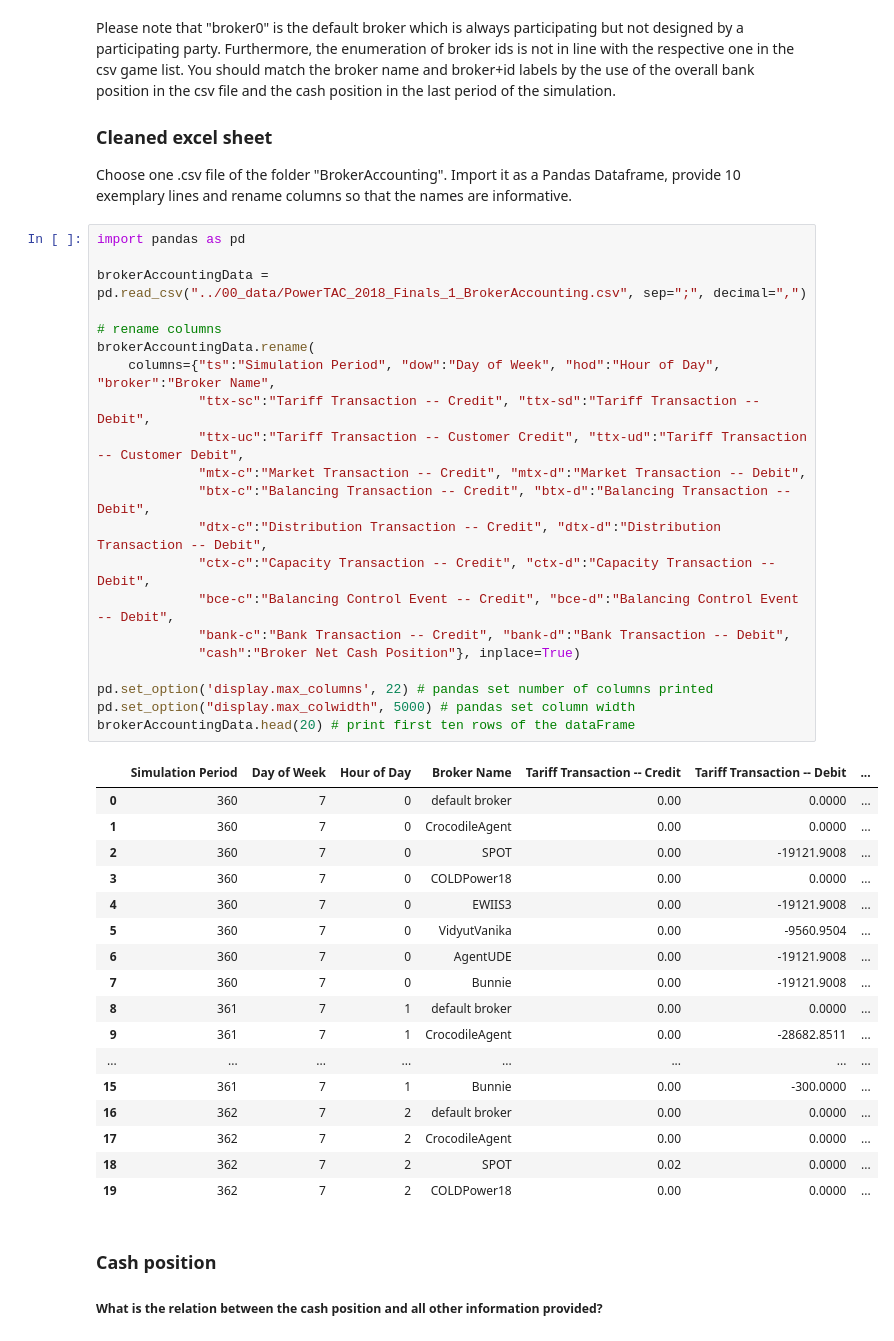
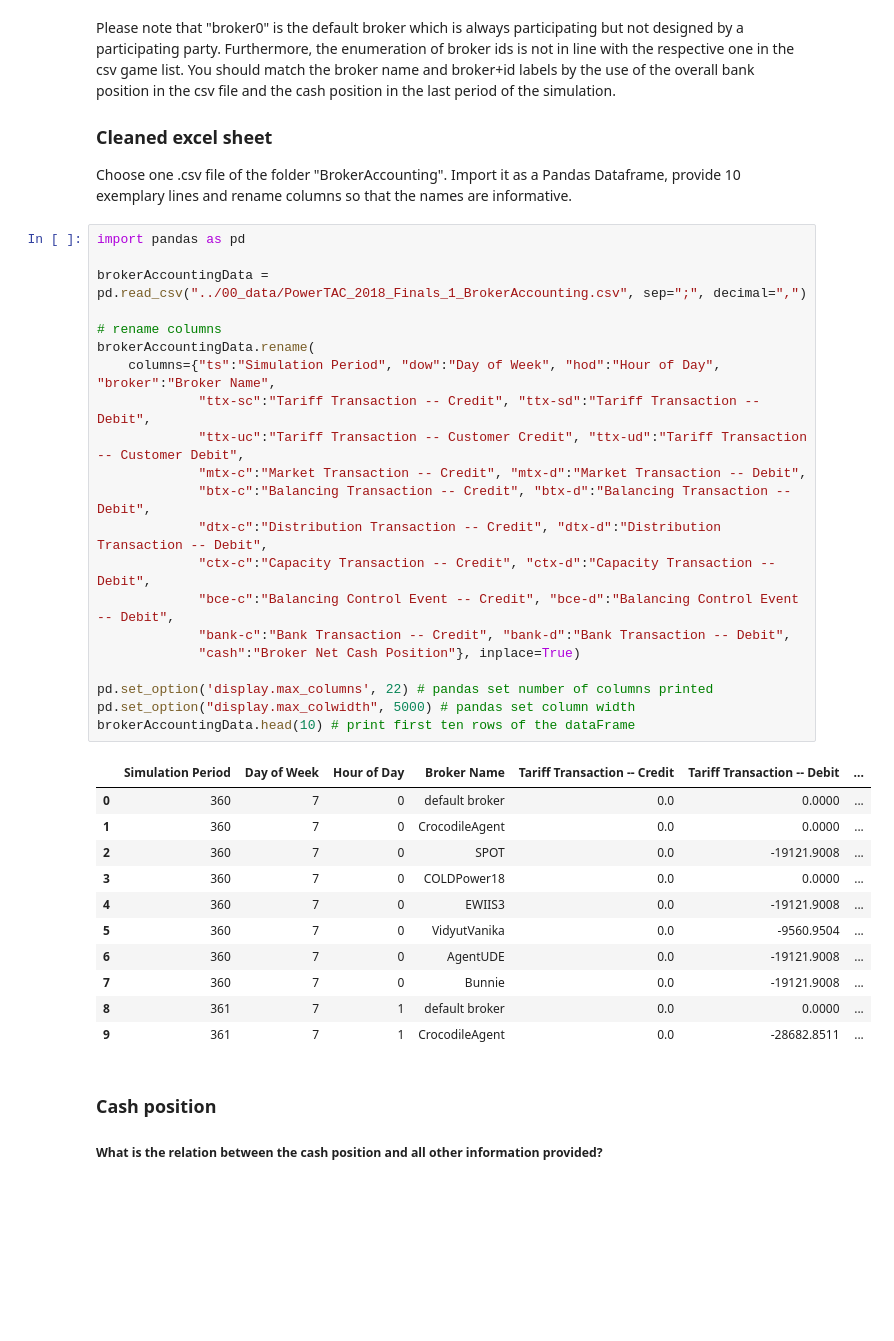
Before and after one commit to G4mble/AAA_IndividualAssignment, a Jupyter notebook: 01_code/Task_Description.ipynb, the cells around one changed output. Cells and saved outputs as stored; diff of their text form; blank space fills up the shorter version.

```diff
--- a/01_code/Task_Description.ipynb
+++ b/01_code/Task_Description.ipynb
@@ -381,42 +381,36 @@ Import it as a Pandas Dataframe, provide 10 exemplary lines and rename columns s
 # %%
 import pandas as pd
 
 brokerAccountingData = pd.read_csv("../00_data/PowerTAC_2018_Finals_1_BrokerAccounting.csv", sep=";", decimal=",")
 
 # rename columns
 brokerAccountingData.rename(
     columns={"ts":"Simulation Period", "dow":"Day of Week", "hod":"Hour of Day", "broker":"Broker Name",
              "ttx-sc":"Tariff Transaction -- Credit", "ttx-sd":"Tariff Transaction -- Debit",
              "ttx-uc":"Tariff Transaction -- Customer Credit", "ttx-ud":"Tariff Transaction -- Customer Debit",
              "mtx-c":"Market Transaction -- Credit", "mtx-d":"Market Transaction -- Debit",
              "btx-c":"Balancing Transaction -- Credit", "btx-d":"Balancing Transaction -- Debit",
              "dtx-c":"Distribution Transaction -- Credit", "dtx-d":"Distribution Transaction -- Debit",
              "ctx-c":"Capacity Transaction -- Credit", "ctx-d":"Capacity Transaction -- Debit",
              "bce-c":"Balancing Control Event -- Credit", "bce-d":"Balancing Control Event -- Debit",
              "bank-c":"Bank Transaction -- Credit", "bank-d":"Bank Transaction -- Debit",
              "cash":"Broker Net Cash Position"}, inplace=True)
 
 pd.set_option('display.max_columns', 22) # pandas set number of columns printed
 pd.set_option("display.max_colwidth", 5000) # pandas set column width
-brokerAccountingData.head(20) # print first ten rows of the dataFrame
+brokerAccountingData.head(10) # print first ten rows of the dataFrame
 # %% [output]
 |  | Simulation Period | Day of Week | Hour of Day | Broker Name | Tariff Transaction -- Credit | Tariff Transaction -- Debit | ... |
-| 0 | 360 | 7 | 0 | default broker | 0.00 | 0.0000 | ... |
-| 1 | 360 | 7 | 0 | CrocodileAgent | 0.00 | 0.0000 | ... |
-| 2 | 360 | 7 | 0 | SPOT | 0.00 | -19121.9008 | ... |
-| 3 | 360 | 7 | 0 | COLDPower18 | 0.00 | 0.0000 | ... |
-| 4 | 360 | 7 | 0 | EWIIS3 | 0.00 | -19121.9008 | ... |
-| 5 | 360 | 7 | 0 | VidyutVanika | 0.00 | -9560.9504 | ... |
-| 6 | 360 | 7 | 0 | AgentUDE | 0.00 | -19121.9008 | ... |
-| 7 | 360 | 7 | 0 | Bunnie | 0.00 | -19121.9008 | ... |
-| 8 | 361 | 7 | 1 | default broker | 0.00 | 0.0000 | ... |
-| 9 | 361 | 7 | 1 | CrocodileAgent | 0.00 | -28682.8511 | ... |
-| ... | ... | ... | ... | ... | ... | ... | ... |
-| 15 | 361 | 7 | 1 | Bunnie | 0.00 | -300.0000 | ... |
-| 16 | 362 | 7 | 2 | default broker | 0.00 | 0.0000 | ... |
-| 17 | 362 | 7 | 2 | CrocodileAgent | 0.00 | 0.0000 | ... |
-| 18 | 362 | 7 | 2 | SPOT | 0.02 | 0.0000 | ... |
-| 19 | 362 | 7 | 2 | COLDPower18 | 0.00 | 0.0000 | ... |
+| 0 | 360 | 7 | 0 | default broker | 0.0 | 0.0000 | ... |
+| 1 | 360 | 7 | 0 | CrocodileAgent | 0.0 | 0.0000 | ... |
+| 2 | 360 | 7 | 0 | SPOT | 0.0 | -19121.9008 | ... |
+| 3 | 360 | 7 | 0 | COLDPower18 | 0.0 | 0.0000 | ... |
+| 4 | 360 | 7 | 0 | EWIIS3 | 0.0 | -19121.9008 | ... |
+| 5 | 360 | 7 | 0 | VidyutVanika | 0.0 | -9560.9504 | ... |
+| 6 | 360 | 7 | 0 | AgentUDE | 0.0 | -19121.9008 | ... |
+| 7 | 360 | 7 | 0 | Bunnie | 0.0 | -19121.9008 | ... |
+| 8 | 361 | 7 | 1 | default broker | 0.0 | 0.0000 | ... |
+| 9 | 361 | 7 | 1 | CrocodileAgent | 0.0 | -28682.8511 | ... |
 # %% [markdown]
 ### Cash position
 ##### What is the relation between the cash position and all other information provided?
```
Also changed, not shown: parts of 3 cells of this notebook.
